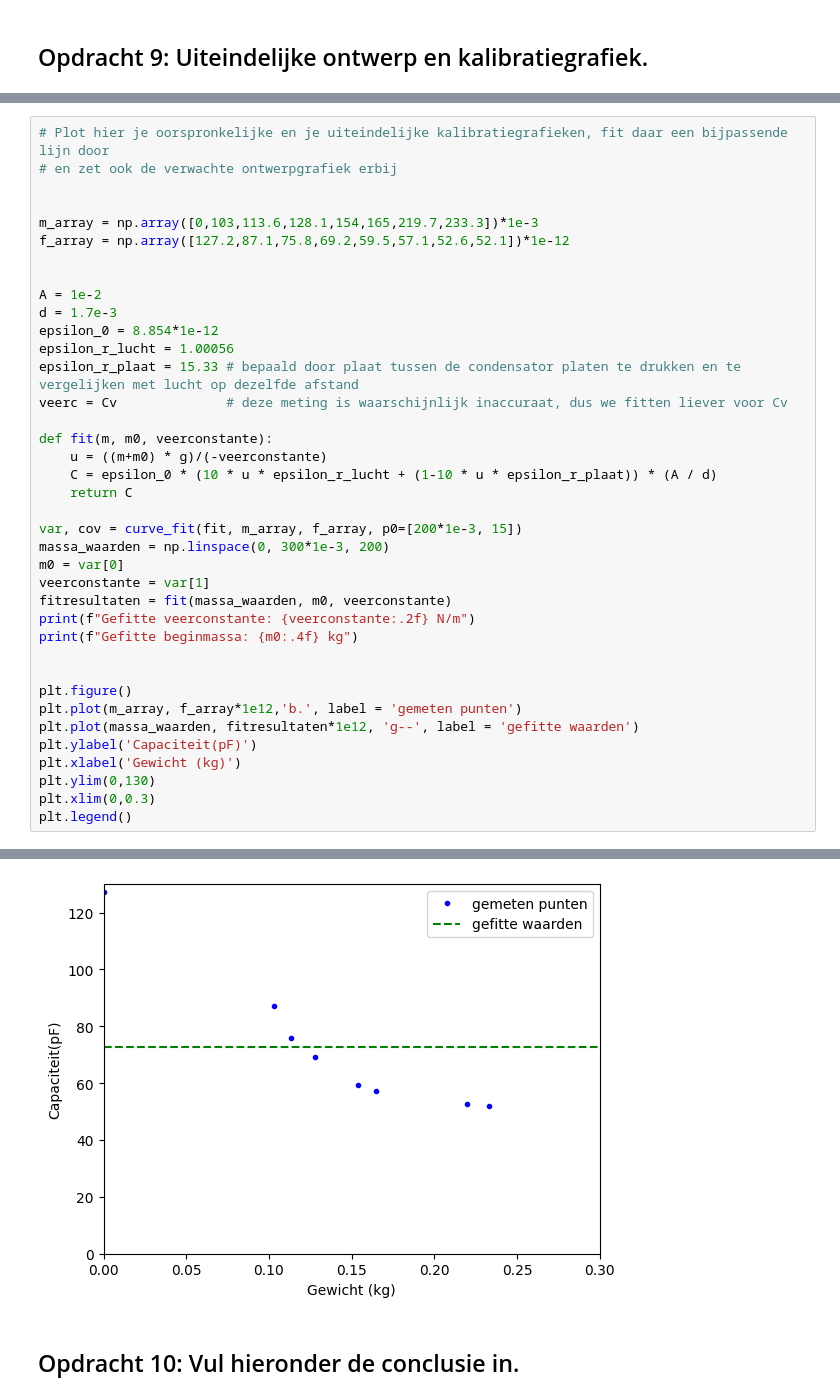
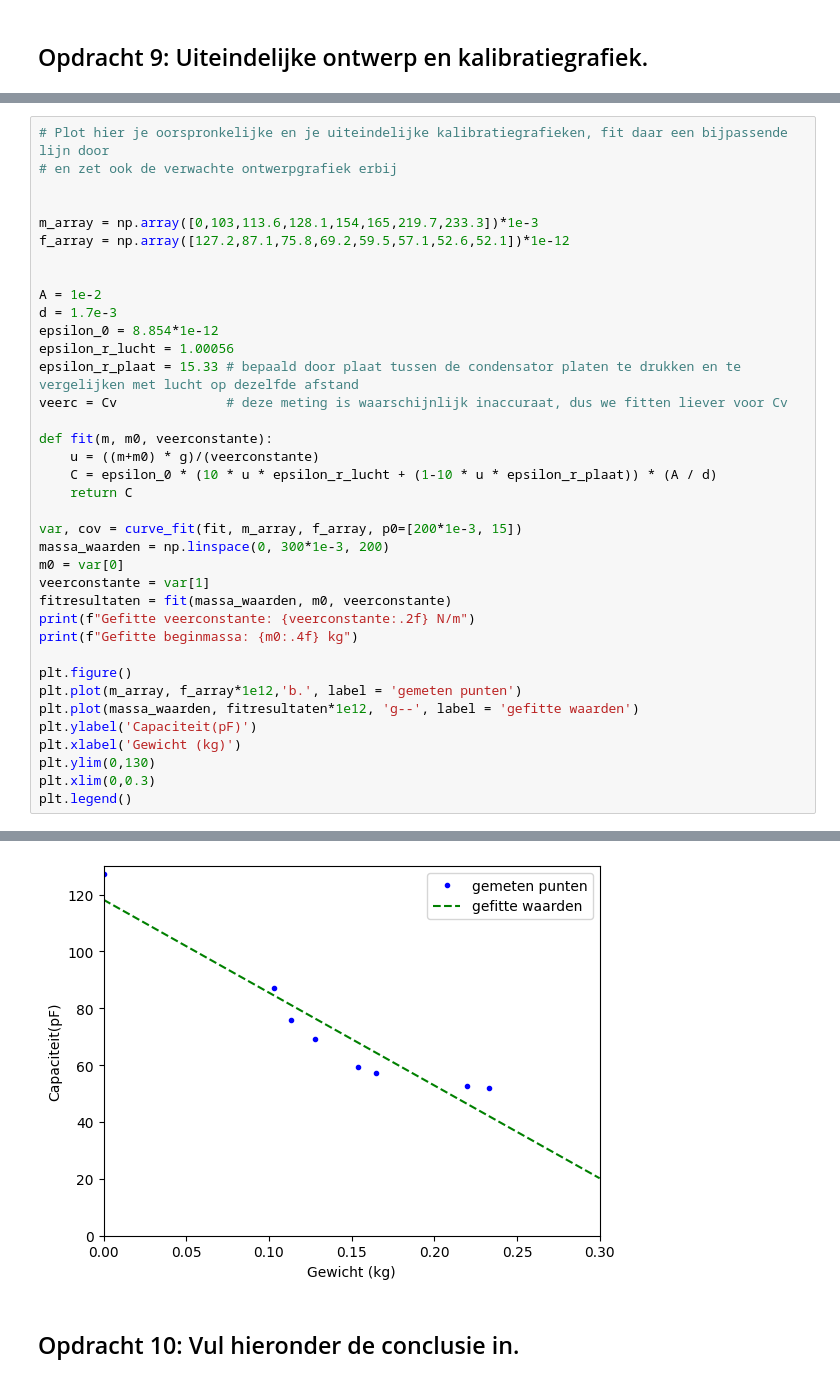
Before and after one commit to Rune-TuDelft/opdrachten-DEF-D, a Jupyter notebook: FysiekeOntwerpopdrachten/2OntwerpEenSensorCondensator/DEFOntwerpopdracht2OntwerpEenSensorInvulTemplate.ipynb, the cells around one changed output, grey strips where cells are left out. Drawn from its saved outputs; the diff is of its cells as text.

```diff
--- a/FysiekeOntwerpopdrachten/2OntwerpEenSensorCondensator/DEFOntwerpopdracht2OntwerpEenSensorInvulTemplate.ipynb
+++ b/FysiekeOntwerpopdrachten/2OntwerpEenSensorCondensator/DEFOntwerpopdracht2OntwerpEenSensorInvulTemplate.ipynb
@@ -272,7 +267,7 @@ epsilon_r_plaat = 15.33 # bepaald door plaat tussen de condensator platen te dru
 veerc = Cv              # deze meting is waarschijnlijk inaccuraat, dus we fitten liever voor Cv
 
 def fit(m, m0, veerconstante):
-    u = ((m+m0) * g)/(-veerconstante)
+    u = ((m+m0) * g)/(veerconstante)
     C = epsilon_0 * (10 * u * epsilon_r_lucht + (1-10 * u * epsilon_r_plaat)) * (A / d)
     return C
 
@@ -284,7 +279,6 @@ fitresultaten = fit(massa_waarden, m0, veerconstante)
 print(f"Gefitte veerconstante: {veerconstante:.2f} N/m")
 print(f"Gefitte beginmassa: {m0:.4f} kg")
 
-
 plt.figure()
 plt.plot(m_array, f_array*1e12,'b.', label = 'gemeten punten')
 plt.plot(massa_waarden, fitresultaten*1e12, 'g--', label = 'gefitte waarden')
@@ -299,4 +293,4 @@ Gefitte beginmassa: 3917423.4076 kg
 <matplotlib.legend.Legend at 0x...>
-[figure, old version]
+[figure, new version]
 # %% [markdown]
 ## Opdracht 10: Vul hieronder de conclusie in.
```
Also changed, not shown: parts of 6 cells of this notebook.
